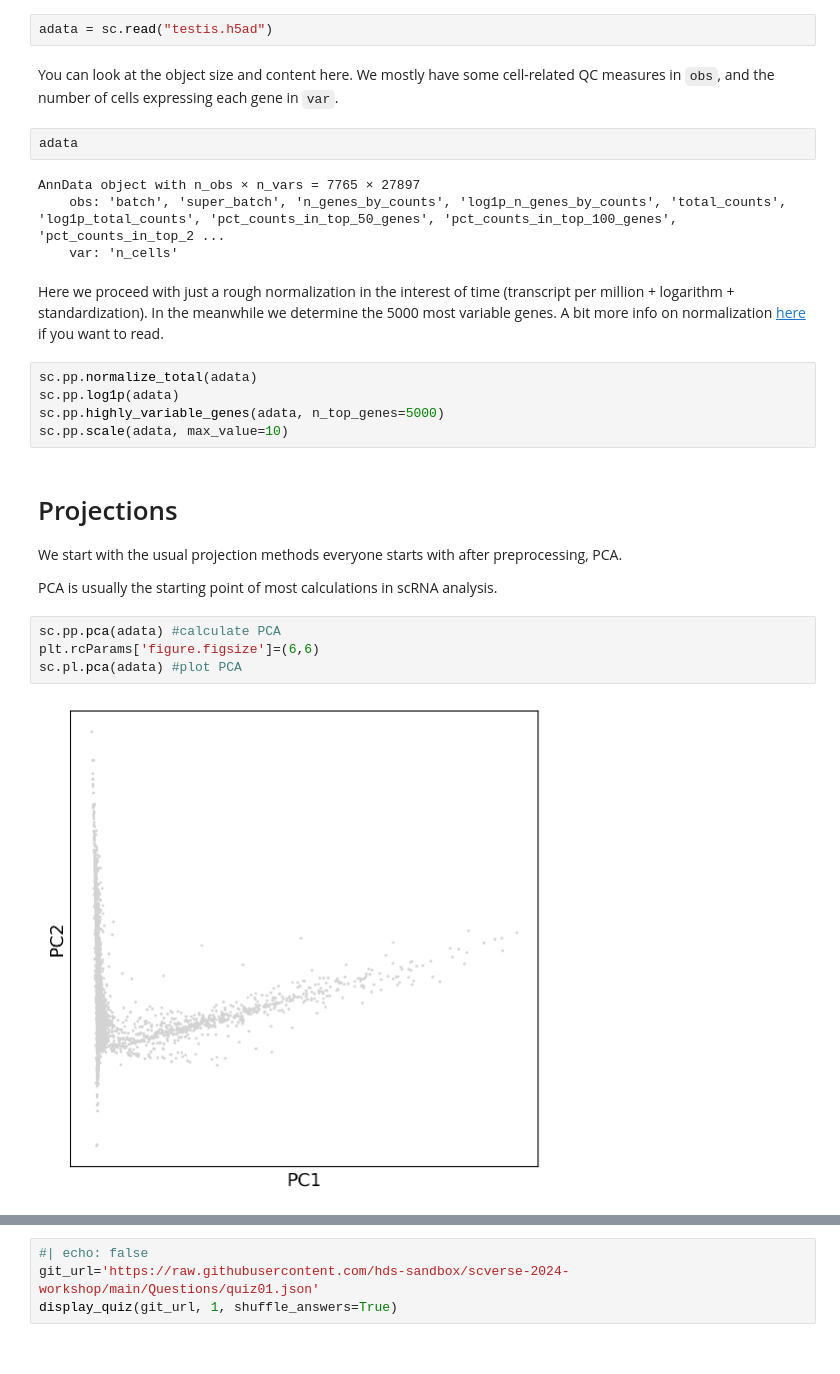
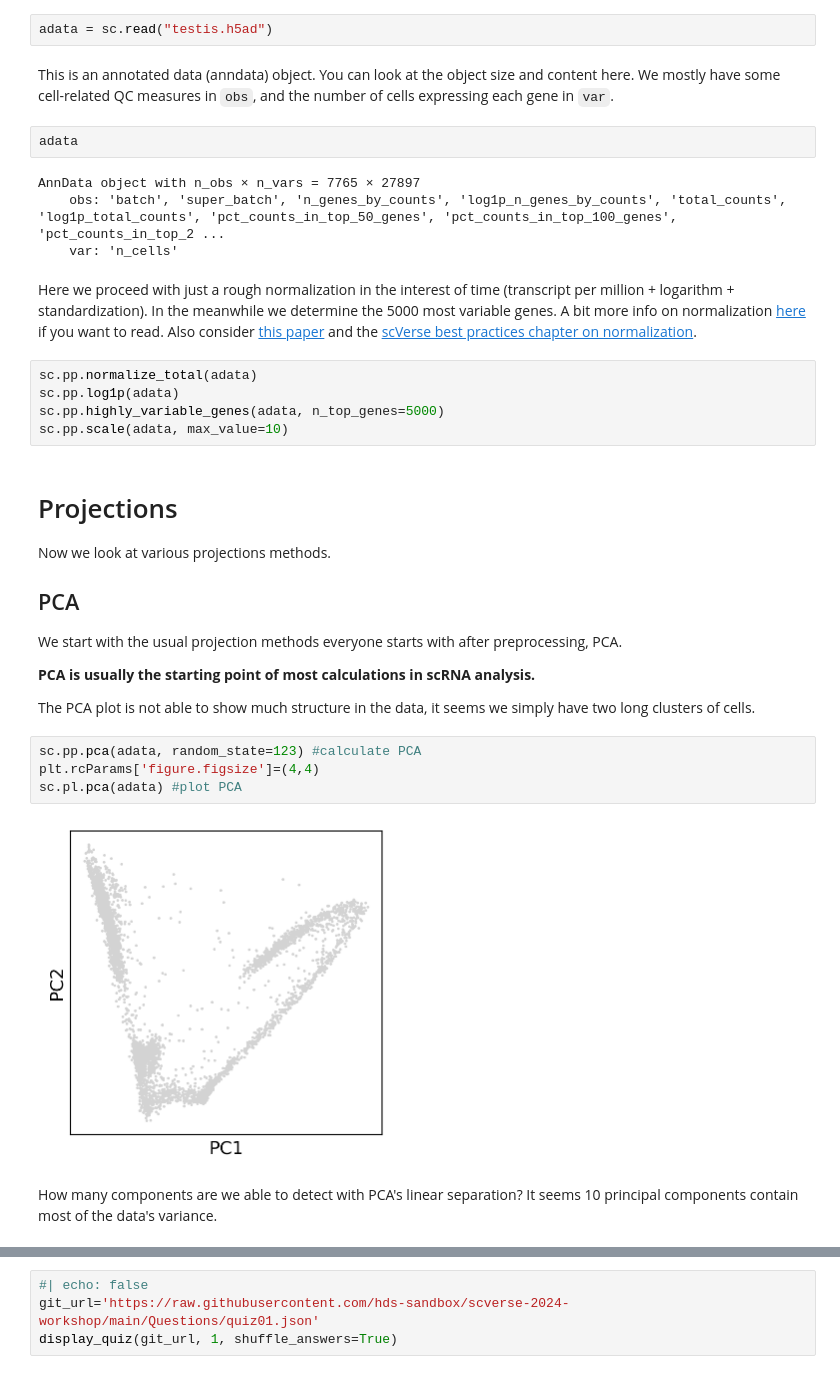
Before and after one commit to hds-sandbox/scverse-2024-workshop, a Jupyter notebook: notebooks/interactivePlotsTransc.ipynb, the cells around one changed output, grey strips where cells are left out. Drawn from its saved outputs; the diff is of its cells as text.

```diff
--- a/notebooks/interactivePlotsTransc.ipynb
+++ b/notebooks/interactivePlotsTransc.ipynb
@@ -80,7 +86,7 @@ The dataset is a subsample of 10,000 cells from ([Winge et al., 2020](https://pu
 # %%
 adata = sc.read("testis.h5ad")
 # %% [markdown]
-You can look at the object size and content here. We mostly have some cell-related QC measures in `obs`, and the number of cells expressing each gene in `var`.
+This is an annotated data (anndata) object. You can look at the object size and content here. We mostly have some cell-related QC measures in `obs`, and the number of cells expressing each gene in `var`.
 # %%
 adata
 # %% [output]
@@ -88,7 +94,7 @@ AnnData object with n_obs × n_vars = 7765 × 27897
     obs: 'batch', 'super_batch', 'n_genes_by_counts', 'log1p_n_genes_by_counts', 'total_counts', 'log1p_total_counts', 'pct_counts_in_top_50_genes', 'pct_counts_in_top_100_genes', 'pct_counts_in_top_2 ...
     var: 'n_cells'
 # %% [markdown]
-Here we proceed with just a rough normalization in the interest of time (transcript per million + logarithm + standardization). In the meanwhile we determine the 5000 most variable genes. A bit more info on normalization [here](https://hds-sandbox.github.io/NGS_summer_course_Aarhus/nb/04_scRNAseq_analysis.html) if you want to read.
+Here we proceed with just a rough normalization in the interest of time (transcript per million + logarithm + standardization). In the meanwhile we determine the 5000 most variable genes. A bit more info on normalization [here](https://hds-sandbox.github.io/NGS_summer_course_Aarhus/nb/04_scRNAseq_analysis.html#data-normalization) if you want to read. Also consider [this paper](https://www.frontiersin.org/journals/genetics/articles/10.3389/fgene.2020.00041/full) and the [scVerse best practices chapter on normalization](https://www.sc-best-practices.org/preprocessing_visualization/normalization.html).
 # %%
 sc.pp.normalize_total(adata)
 sc.pp.log1p(adata)
@@ -97,15 +103,23 @@ sc.pp.scale(adata, max_value=10)
 # %% [markdown]
 # Projections
 
+Now we look at various projections methods.
+
+## PCA
+
 We start with the usual projection methods everyone starts with after preprocessing, PCA.
 
-PCA is usually the starting point of most calculations in scRNA analysis.
+**PCA is usually the starting point of most calculations in scRNA analysis.**
+
+The PCA plot is not able to show much structure in the data, it seems we simply have two long clusters of cells.
 # %%
-sc.pp.pca(adata) #calculate PCA
-plt.rcParams['figure.figsize']=(6,6)
+sc.pp.pca(adata, random_state=123) #calculate PCA
+plt.rcParams['figure.figsize']=(4,4)
 sc.pl.pca(adata) #plot PCA
 # %% [output]
-[figure, old version]
+[figure, new version]
+# %% [markdown]
+How many components are we able to detect with PCA's linear separation? It seems 10 principal components contain most of the data's variance.
 # %%
 sc.pl.pca_variance_ratio(adata)
 # %% [output]
```
Also changed, not shown: parts of 64 cells of this notebook.
